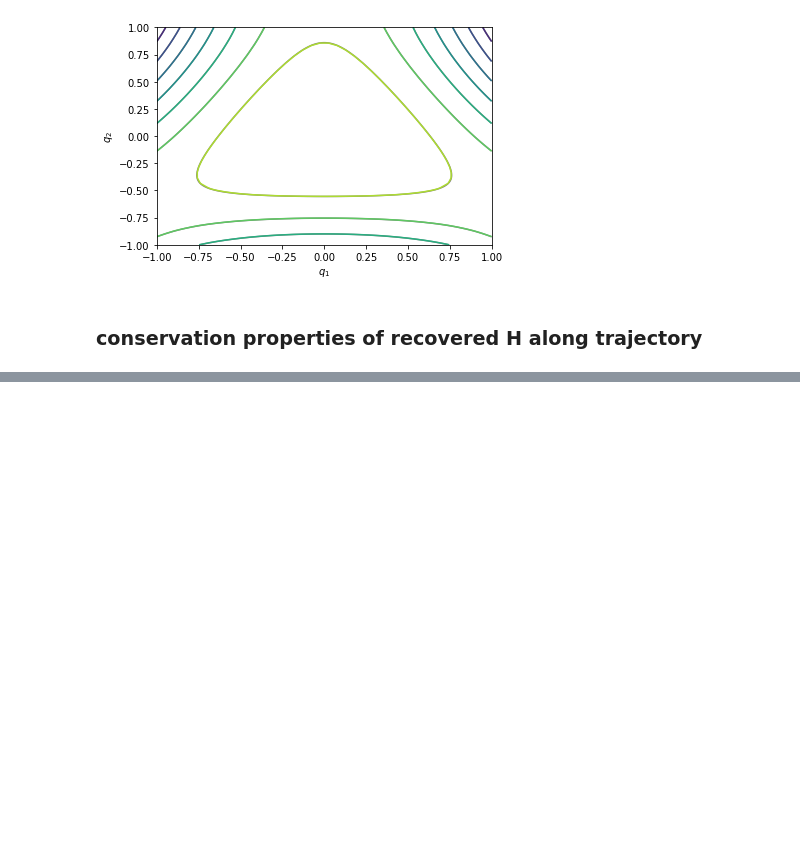
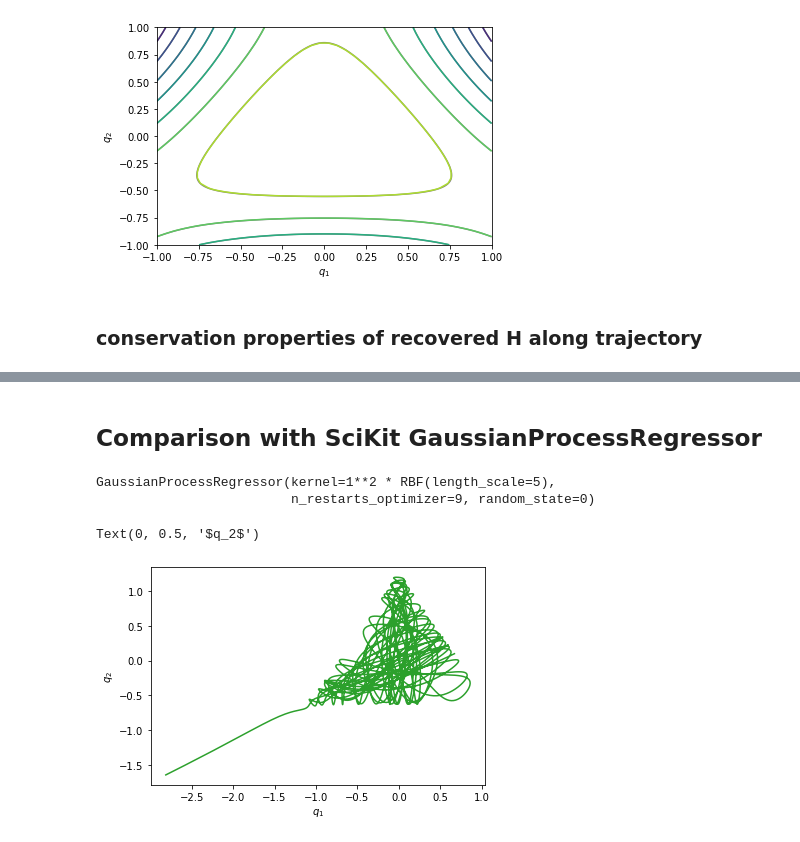
Before and after one commit to Christian-Offen/symplectic-shadow-integration, a Jupyter notebook: HenonHeilsSE.ipynb, the cells around one changed output, grey strips where cells are left out. Saved outputs shown, nothing was run; the diff lists cells and outputs as text; code cells hidden in the pictures; blank space fills up the shorter version.

```diff
--- a/HenonHeilsSE.ipynb
+++ b/HenonHeilsSE.ipynb
@@ -141,0 +140,30 @@ Text(0.5, 0, '$t$')
+# %% [markdown]
+## Comparison with SciKit GaussianProcessRegressor
+# %%
+# Import libraries
+from sklearn.gaussian_process import GaussianProcessRegressor
+from sklearn.gaussian_process.kernels import RBF, ConstantKernel as C
+
+# Fit GP to data with scaled RBF kernel, using ML estimation of the parameters
+kernel = C(1.0, (1e-3, 1e5)) * RBF(5, (1e-2, 1e2)) # scaled RBF kernel
+gp = GaussianProcessRegressor(kernel=kernel, n_restarts_optimizer=9,random_state=0)
+gp.fit(start.T,final.T)
+# %% [output]
+GaussianProcessRegressor(kernel=1**2 * RBF(length_scale=5),
+                         n_restarts_optimizer=9, random_state=0)
+# %%
+# predict trajectory using the learned flow map
+trjSci = np.zeros((trj.shape[0],4000))
+trjSci[:,0] = trj[:,0]
+
+for j in range(0,trjSci.shape[1]-1):
+    trjSci[:,j+1] = gp.predict(trjSci[:,j].reshape(1,-1))[0]
+# %%
+# phase plot
+mm = 2278
+plt.plot(trjSci[0,:mm],trjSci[1,:mm],'C2')
+plt.xlabel('$q_1$')
+plt.ylabel('$q_2$')
+# %% [output]
+Text(0, 0.5, '$q_2$')
+[figure, added]
```
Also changed, not shown: parts of 10 cells of this notebook, 3 other files.
